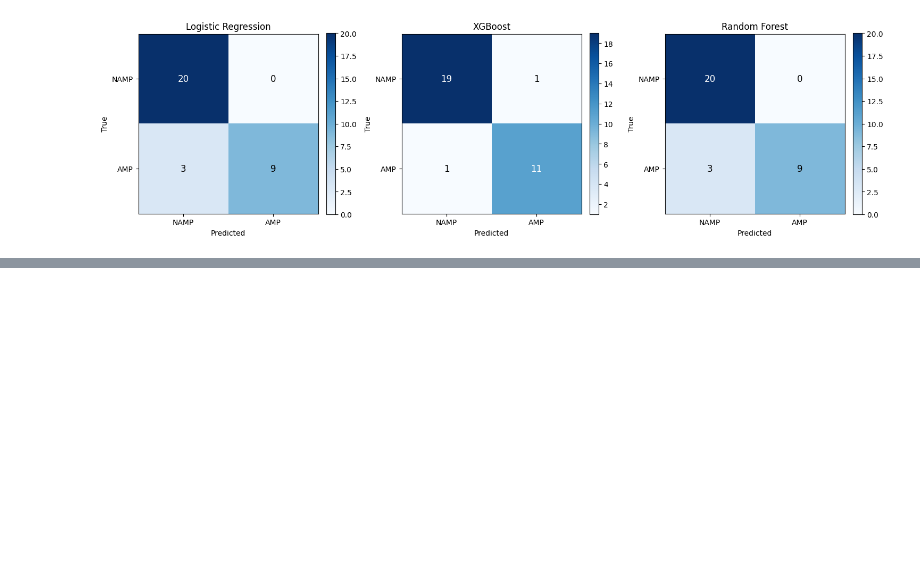
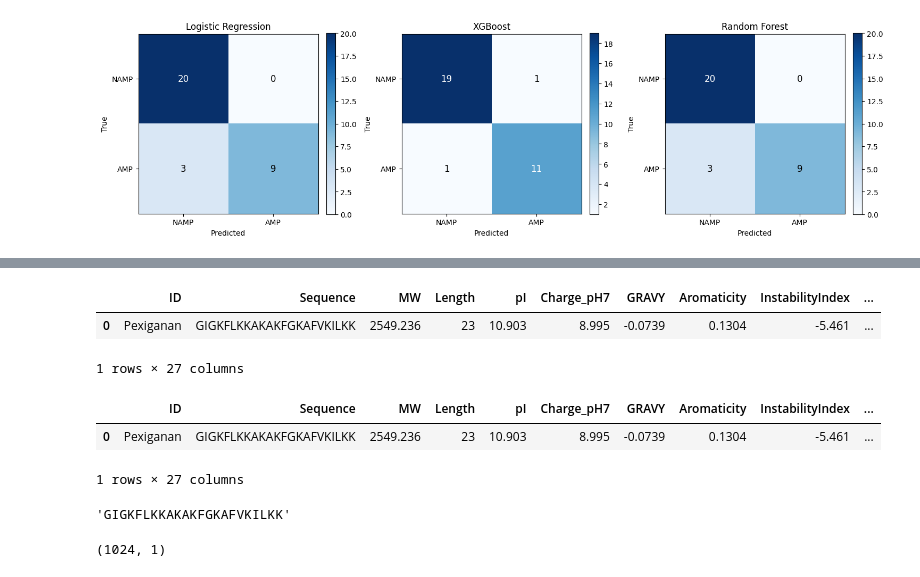
Before and after one commit to rikmicrobio/IIMT-WORKSHOP-, a Jupyter notebook: Day-3/Day-3.ipynb, the cells around one changed output, grey strips where cells are left out. Saved outputs shown, nothing was run; the diff lists cells and outputs as text; code cells hidden in the pictures; blank space fills up the shorter version.

Commit message:
Example: Pexignan added

```diff
--- a/Day-3/Day-3.ipynb
+++ b/Day-3/Day-3.ipynb
@@ -938,0 +1067,23 @@ fig = plot_confusion_matrices(y_test, y_pred_dict, save_path=folder_dir+"noteboo
+# %%
+pexignan_file_path = folder_dir+'Pexiganan_Biophysical_Properties.csv'
+pexignan_df = pd.read_csv(pexignan_file_path)
+pexignan_df
+# %% [output]
+|  | ID | Sequence | MW | Length | pI | Charge_pH7 | GRAVY | Aromaticity | InstabilityIndex | ... |
+| 0 | Pexiganan | GIGKFLKKAKAKFGKAFVKILKK | 2549.236 | 23 | 10.903 | 8.995 | -0.0739 | 0.1304 | -5.461 | ... |
+1 rows × 27 columns
+# %%
+pexignan_df
+# %% [output]
+|  | ID | Sequence | MW | Length | pI | Charge_pH7 | GRAVY | Aromaticity | InstabilityIndex | ... |
+| 0 | Pexiganan | GIGKFLKKAKAKFGKAFVKILKK | 2549.236 | 23 | 10.903 | 8.995 | -0.0739 | 0.1304 | -5.461 | ... |
+1 rows × 27 columns
+# %%
+pexignan_seq = pexignan_df.at[0, 'Sequence']
+pexignan_seq
+# %% [output]
+'GIGKFLKKAKAKFGKAFVKILKK'
+# %%
+embeddings.reshape(-1, 1).shape
+# %% [output]
+(1024, 1)
```
Also changed, not shown: parts of 19 cells of this notebook.
